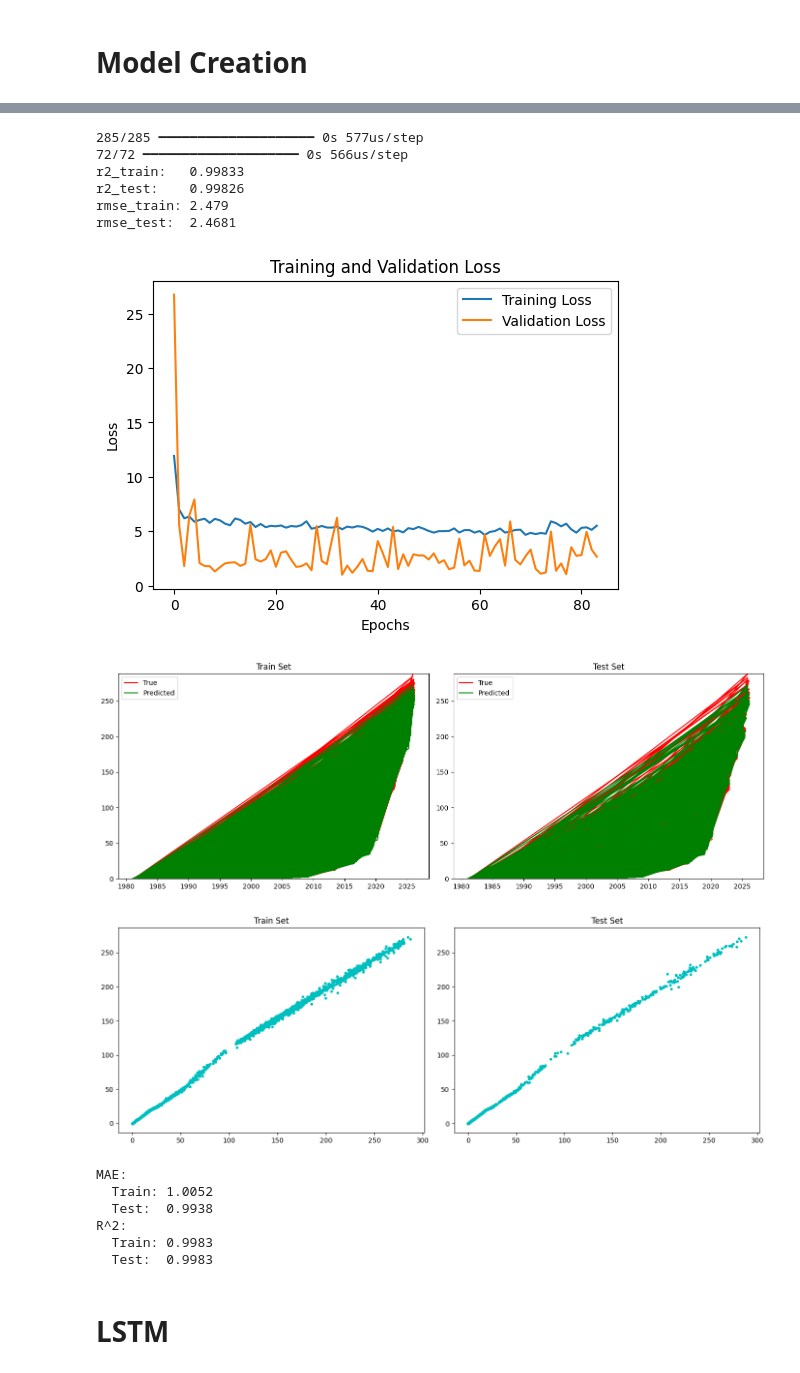
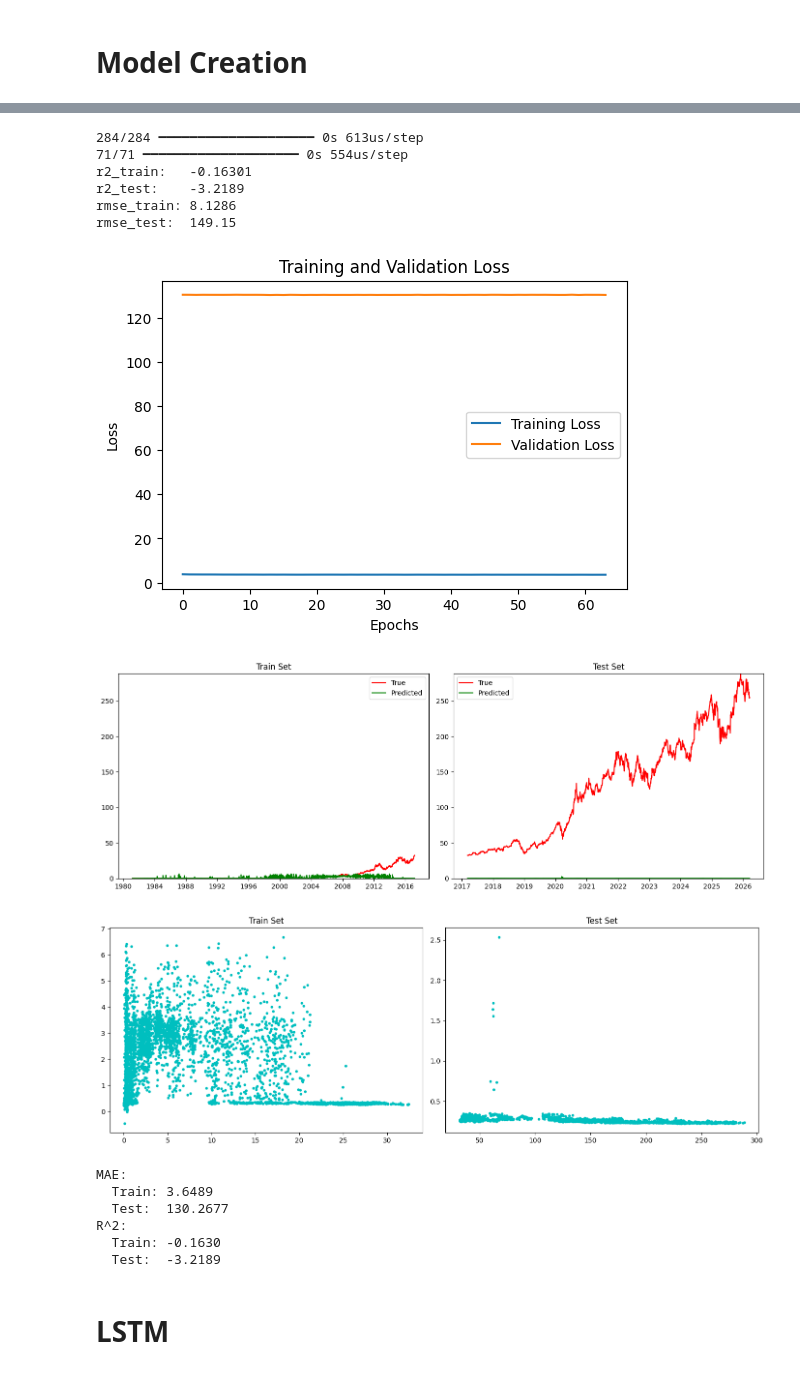
Before and after one commit to isaacadebayo/Predictive_Analytics_and_NLP, a Jupyter notebook: Apple_Stock_prediction_timeseries_split_fold4.ipynb, the cells around one changed output, grey strips where cells are left out. Drawn from its saved outputs; the diff is of its cells as text; code cells hidden in the pictures.

Commit message:
Combined the index split to one after the window sequence, use min max scaler on lstm (3d), keras (2d).

```diff
--- a/Apple_Stock_prediction_timeseries_split_fold4.ipynb
+++ b/Apple_Stock_prediction_timeseries_split_fold4.ipynb
@@ -531,0 +649,5 @@ R^2:
+# %%
+'''from sklearn.model_selection import train_test_split
+
+X_train, X_test, y_train, y_test, dates_train, dates_test = train_test_split(X_pars, y, dates,
+                                                    test_size=0.2, shuffle=False)'''
@@ -551,15 +667,10 @@ results_df.describe()
-# %%
-from sklearn.model_selection import train_test_split
-
-X_train, X_test, y_train, y_test, dates_train, dates_test = train_test_split(X_pars, y, dates,
-                                                    test_size=0.2, random_state=42)
 # %% [markdown]
 # Model Creation
 # %%
 dropout_rate = 0.1
 
 model_dense  = Sequential([
-    Input(shape=(X_train.shape[1],)), # Corrected input shape
+    Input(shape=(X_train_2d.shape[1],)), # Corrected input shape
 
     Dense(32, activation='relu'),
     BatchNormalization(),
@@ -677,10 +788,10 @@ reduce_lr = ReduceLROnPlateau(
 )
 # %%
 history_dense = model_dense.fit(
-    X_train, y_train,
+    X_train_2d, y_train,
     epochs=150,
     batch_size=64,
-    validation_data=(X_test, y_test),
+    validation_data=(X_test_2d, y_test),
     verbose=1,
     callbacks=[early_stopping]
 )
@@ -706,8 +817,8 @@ Epoch 84/150
 from sklearn.metrics import mean_absolute_error, r2_score, mean_squared_error
 
 # Get predictions
-y_train_pred = model_dense.predict(X_train)[:,0]
-y_test_pred  = model_dense.predict(X_test)[:,0]
+y_train_pred = model_dense.predict(X_train_2d)[:,0]
+y_test_pred  = model_dense.predict(X_test_2d)[:,0]
 
 # Create a figure with two subplots side by side
 fig, ax = plt.subplots(1, 1, figsize=(6, 4))
@@ -756,48 +867,48 @@ axs[1].legend()
 
 plt.tight_layout()
 plt.show()
 
 # Plot train and test side by side with shared y limits
 fig, axs = plt.subplots(1, 2, figsize=(14, 5))
 
 axs[0].plot(y_train, y_train_pred.values, 'c.')
 axs[0].set_title('Train Set')
 # axs[0].legend() # Removed as there's no label for scatter plot
 
 axs[1].plot(y_test, y_test_pred.values, 'c.')
 axs[1].set_title('Test Set')
 # axs[1].legend() # Removed as there's no label for scatter plot
 
 plt.tight_layout()
 plt.show()
 
 mae_train = mean_absolute_error(y_train, y_train_pred)
 r2_train = r2_score(y_train, y_train_pred)
 mae_test = mean_absolute_error(y_test, y_test_pred)
 r2_test = r2_score(y_test, y_test_pred)
 
 print("MAE:")
 print(f"  Train: {mae_train:.4f}")
 print(f"  Test:  {mae_test:.4f}")
 print("R^2:")
 print(f"  Train: {r2_train:.4f}")
 print(f"  Test:  {r2_test:.4f}")
 # %% [output]
-285/285 ━━━━━━━━━━━━━━━━━━━━ 0s 577us/step
-72/72 ━━━━━━━━━━━━━━━━━━━━ 0s 566us/step
-r2_train:   0.99833
-r2_test:    0.99826
-rmse_train: 2.479
-rmse_test:  2.4681
+284/284 ━━━━━━━━━━━━━━━━━━━━ 0s 613us/step
+71/71 ━━━━━━━━━━━━━━━━━━━━ 0s 554us/step
+r2_train:   -0.16301
+r2_test:    -3.2189
+rmse_train: 8.1286
+rmse_test:  149.15
-[figure, old version]
+[figure, new version]
-[figure, old version]
+[figure, new version]
-[figure, old version]
+[figure, new version]
 MAE:
-  Train: 1.0052
-  Test:  0.9938
+  Train: 3.6489
+  Test:  130.2677
 R^2:
-  Train: 0.9983
-  Test:  0.9983
+  Train: -0.1630
+  Test:  -3.2189
 # %% [markdown]
 # LSTM
 # %%
```
Also changed, not shown: parts of 59 cells of this notebook.
